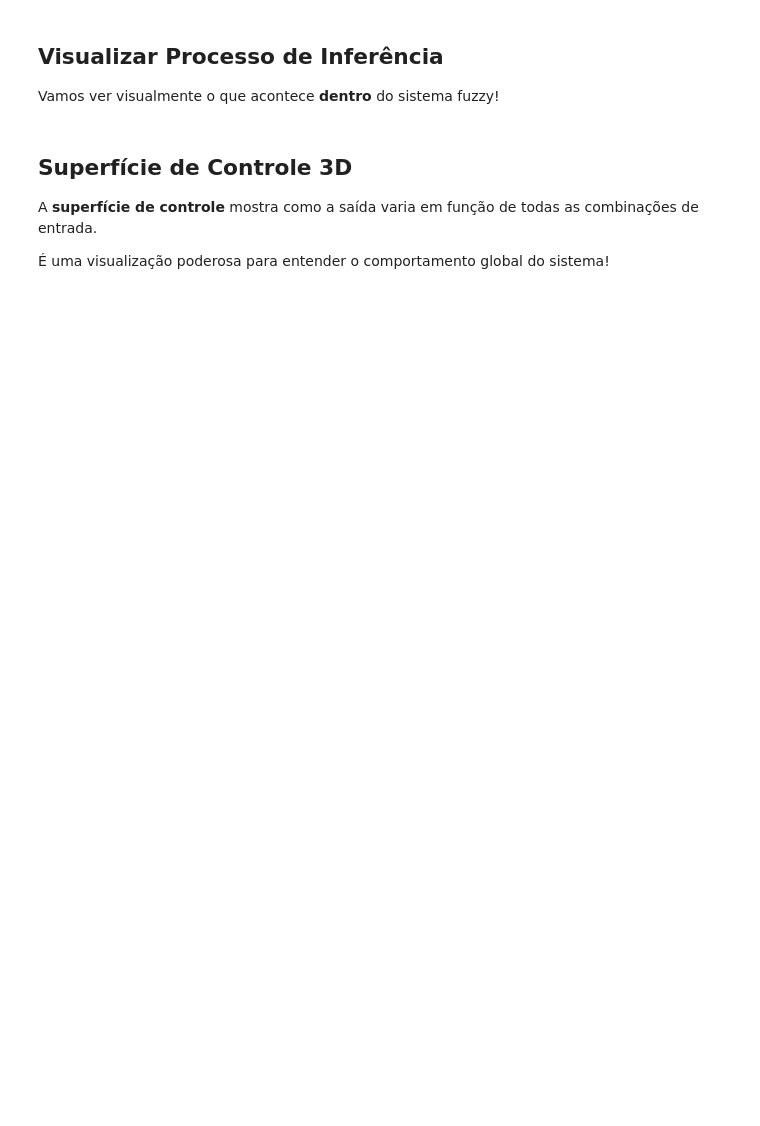
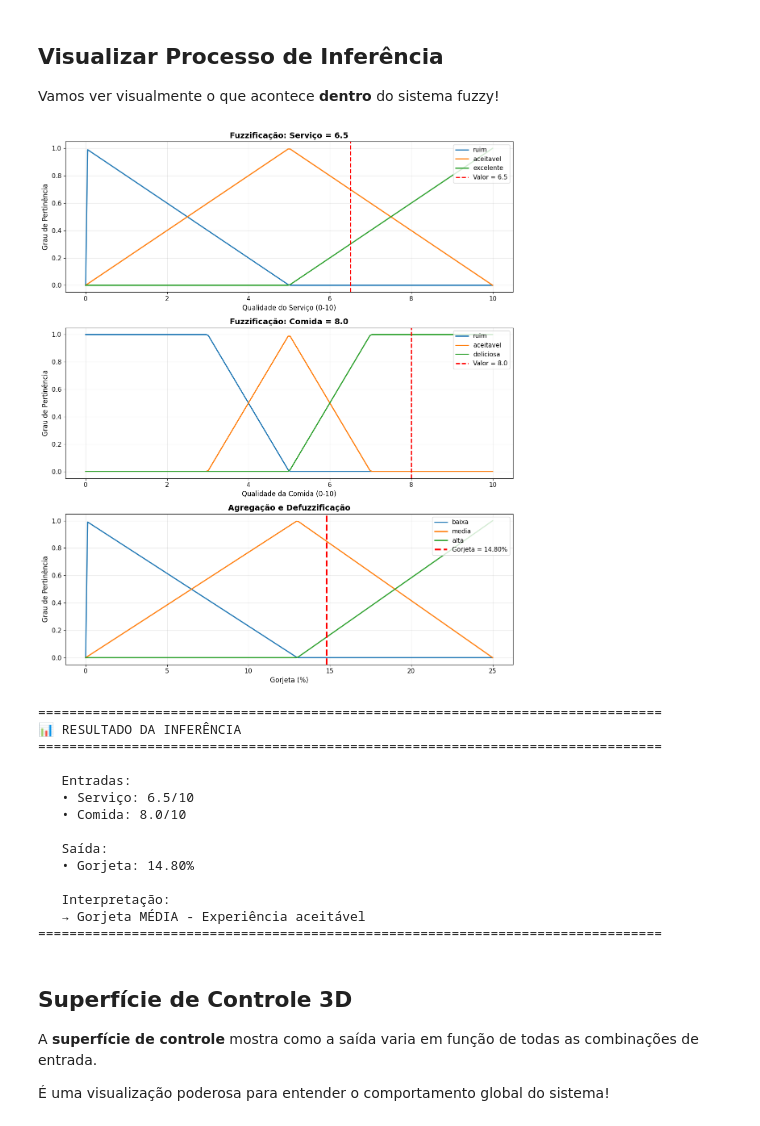
Before and after one commit to 1moi6/pyfuzzy-toolbox, a Jupyter notebook: notebooks_colab/02_inference/01_mamdani_tipping.ipynb, the cells around one changed output. Cells and saved outputs as stored; diff of their text form; code cells hidden in the pictures; blank space fills up the shorter version.

```diff
--- a/notebooks_colab/02_inference/01_mamdani_tipping.ipynb
+++ b/notebooks_colab/02_inference/01_mamdani_tipping.ipynb
@@ -251,12 +310,10 @@ servico_exemplo = 6.5
 comida_exemplo = 8.0
 
 # Calcular
-resultado = sistema.evaluate({
-    'servico': servico_exemplo,
-    'comida': comida_exemplo
-}, return_details=True)
+# resultado = sistema.evaluate_detailed([servico_exemplo, comida_exemplo])
+resultado = sistema.evaluate_detailed({'servico':servico_exemplo, 'comida':comida_exemplo})
 
-gorjeta_exemplo = resultado['output']['gorjeta']
+gorjeta_exemplo = resultado['outputs']['gorjeta']
 
 # Visualizar cada variável com o valor marcado
 fig, axes = plt.subplots(3, 1, figsize=(12, 14))
@@ -265,7 +322,7 @@ fig, axes = plt.subplots(3, 1, figsize=(12, 14))
 # Subplot 1: Serviço
 # ============================================================================
 x_servico = np.linspace(0, 10, 200)
-for term_name, term in sistema.inputs['servico'].terms.items():
+for term_name, term in sistema.input_variables['servico'].terms.items():
     mu = term.membership(x_servico)
     axes[0].plot(x_servico, mu, label=term_name, linewidth=2)
 
@@ -283,7 +340,7 @@ axes[0].set_ylim([-0.05, 1.05])
 # Subplot 2: Comida
 # ============================================================================
 x_comida = np.linspace(0, 10, 200)
-for term_name, term in sistema.inputs['comida'].terms.items():
+for term_name, term in sistema.input_variables['comida'].terms.items():
     mu = term.membership(x_comida)
     axes[1].plot(x_comida, mu, label=term_name, linewidth=2)
 
@@ -301,39 +358,55 @@ axes[1].set_ylim([-0.05, 1.05])
 # Subplot 3: Gorjeta (saída agregada e defuzzificada)
 # ============================================================================
 x_gorjeta = np.linspace(0, 25, 200)
-for term_name, term in sistema.outputs['gorjeta'].terms.items():
+for term_name, term in sistema.output_variables['gorjeta'].terms.items():
     mu = term.membership(x_gorjeta)
     axes[2].plot(x_gorjeta, mu, label=term_name, linewidth=2)
 
 axes[2].axvline(x=gorjeta_exemplo, color='red', linestyle='--', linewidth=3,
                 label=f'Gorjeta = {gorjeta_exemplo:.2f}%')
 axes[2].set_title('Agregação e Defuzzificação',
                  fontsize=14, fontweight='bold')
 axes[2].set_xlabel('Gorjeta (%)', fontsize=12)
 axes[2].set_ylabel('Grau de Pertinência', fontsize=12)
 axes[2].legend(loc='upper right', fontsize=11)
 axes[2].grid(True, alpha=0.3)
 axes[2].set_ylim([-0.05, 1.05])
 
 plt.tight_layout()
 plt.show()
 
 print("\n" + "="*80)
 print(f"📊 RESULTADO DA INFERÊNCIA")
 print("="*80)
 print(f"\n   Entradas:")
 print(f"   • Serviço: {servico_exemplo}/10")
 print(f"   • Comida: {comida_exemplo}/10")
 print(f"\n   Saída:")
 print(f"   • Gorjeta: {gorjeta_exemplo:.2f}%")
 print(f"\n   Interpretação:")
 if gorjeta_exemplo < 10:
     print("   → Gorjeta BAIXA - Experiência insatisfatória")
 elif gorjeta_exemplo < 18:
     print("   → Gorjeta MÉDIA - Experiência aceitável")
 else:
     print("   → Gorjeta ALTA - Experiência excelente")
 print("="*80)
+# %% [output]
+[figure, added]
+================================================================================
+📊 RESULTADO DA INFERÊNCIA
+================================================================================
+
+   Entradas:
+   • Serviço: 6.5/10
+   • Comida: 8.0/10
+
+   Saída:
+   • Gorjeta: 14.80%
+
+   Interpretação:
+   → Gorjeta MÉDIA - Experiência aceitável
+================================================================================
 # %% [markdown]
 ## Superfície de Controle 3D
 
```
Also changed, not shown: parts of 6 cells of this notebook, 7 other files.
